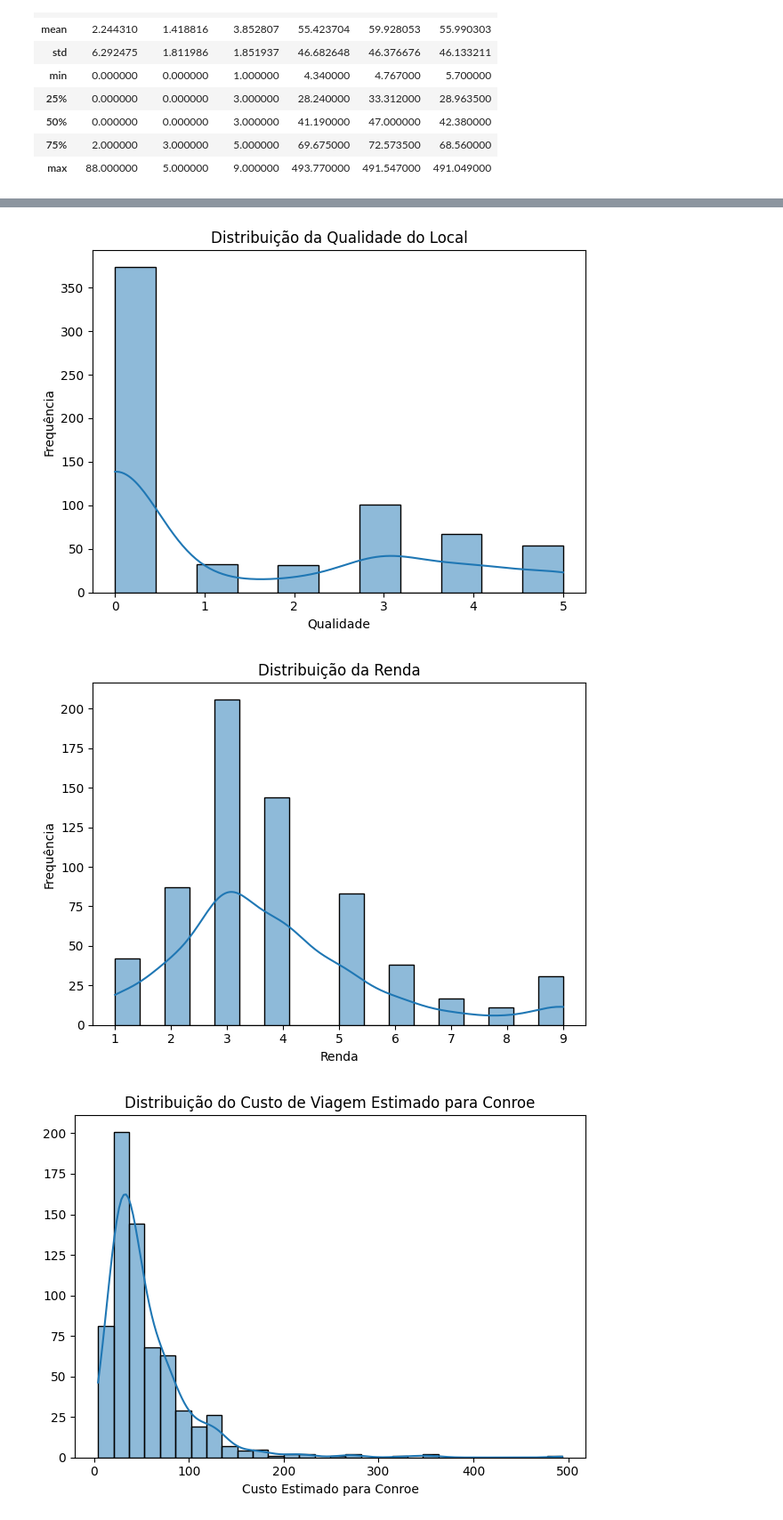
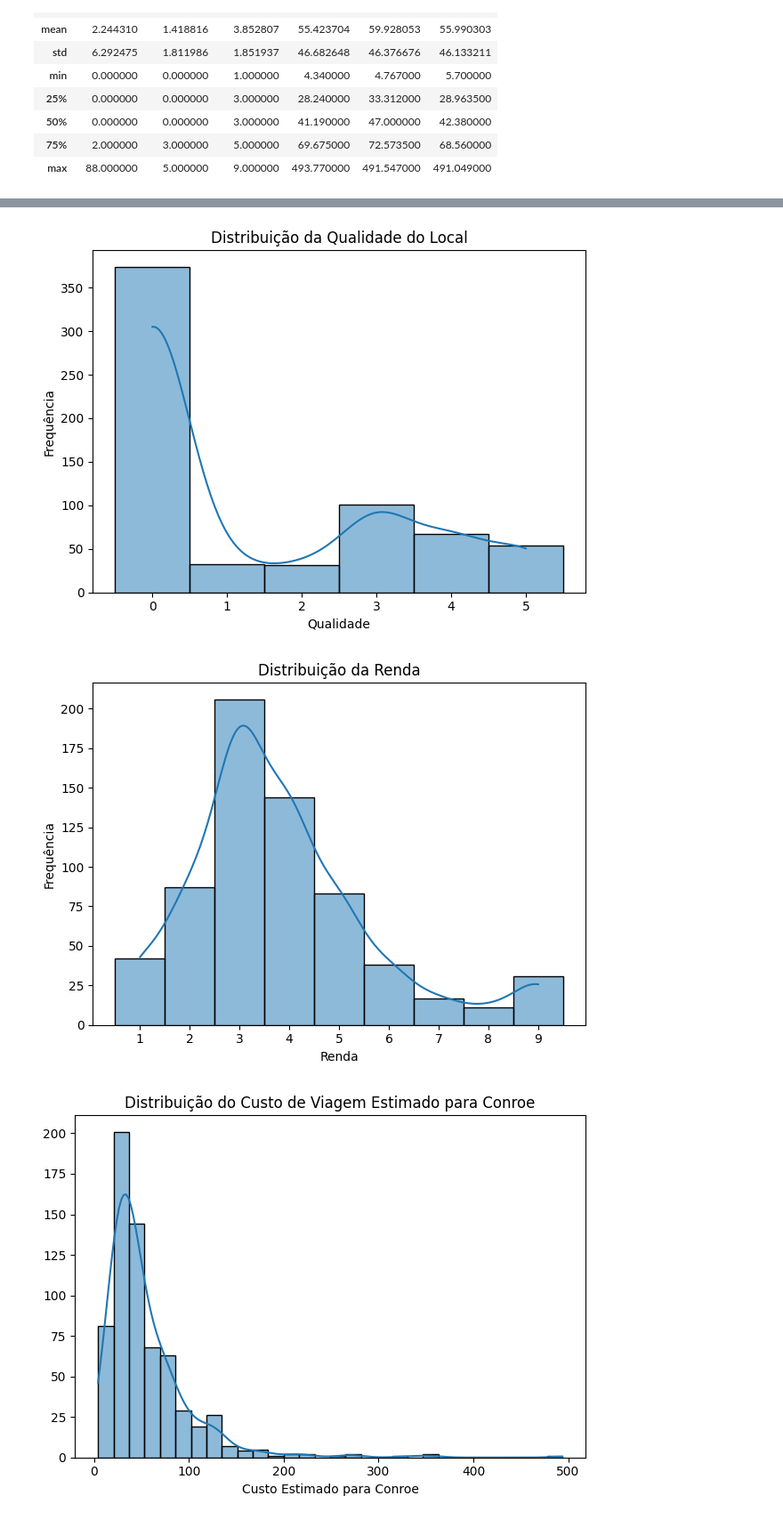
Before and after one commit to scrocha/modelagem-estatistica-A2, a Jupyter notebook: trabalho.ipynb, the cells around one changed output, grey strips where cells are left out. Shown at 89% size. Cells and saved outputs as stored; diff of their text form; code cells hidden in the pictures.

```diff
--- a/trabalho.ipynb
+++ b/trabalho.ipynb
@@ -103,3 +103,0 @@ Name: count, dtype: int64
-# %%
-data["ski"] = data["ski"].apply(lambda x: int(x == "yes"))
-data["userfee"] = data["userfee"].apply(lambda x: int(x == "yes"))
@@ -119,21 +131,26 @@ plt.show()
 # %%
-sns.histplot(data["quality"], kde=True)
+sns.histplot(data["quality"], discrete=True, kde=True)
 plt.title("Distribuição da Qualidade do Local")
 plt.xlabel("Qualidade")
 plt.ylabel("Frequência")
 plt.tight_layout()
 plt.show()
 # %% [output]
-[figure, old version]
+[figure, new version]
 # %%
-sns.histplot(data["income"], kde=True)
+sns.histplot(
+    data["income"],
+    kde=True,
+    discrete=True,
+)
 plt.title("Distribuição da Renda")
 plt.xlabel("Renda")
+plt.xticks(range(1, 10))
 plt.ylabel("Frequência")
 plt.tight_layout()
 plt.show()
 # %% [output]
-[figure, old version]
+[figure, new version]
 # %%
 sns.histplot(data["costC"], kde=True, bins=30)
 plt.title("Distribuição do Custo de Viagem Estimado para Conroe")
```
Also changed, not shown: parts of 27 cells of this notebook, 1 other file.
